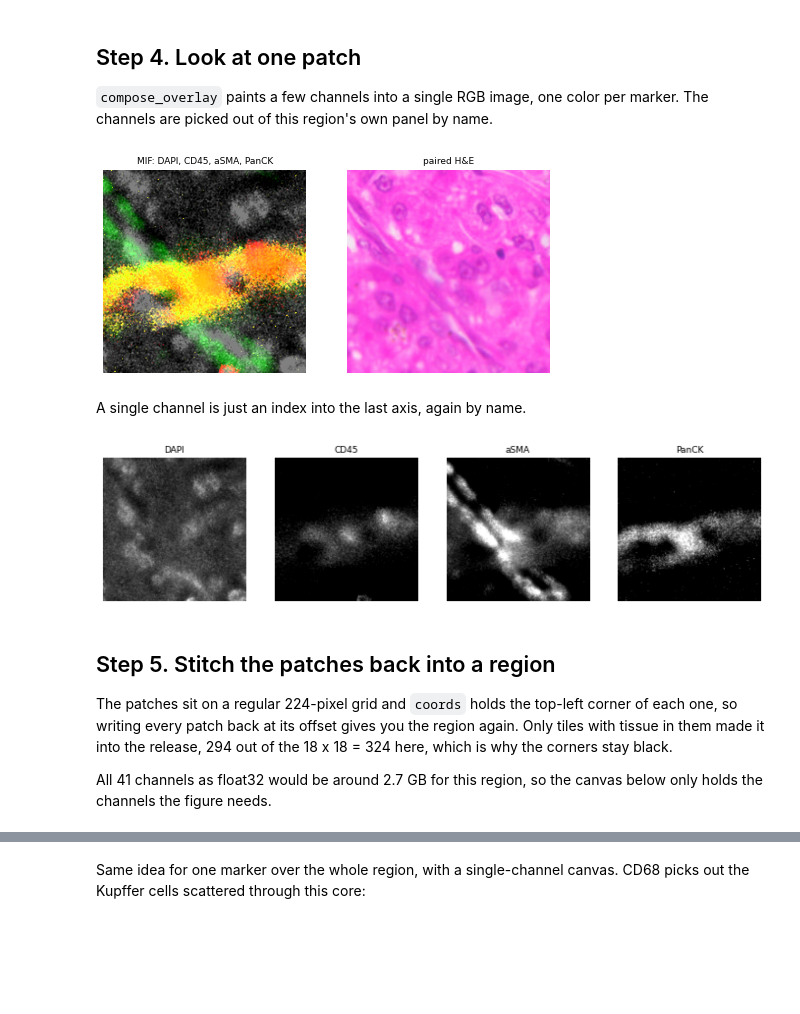
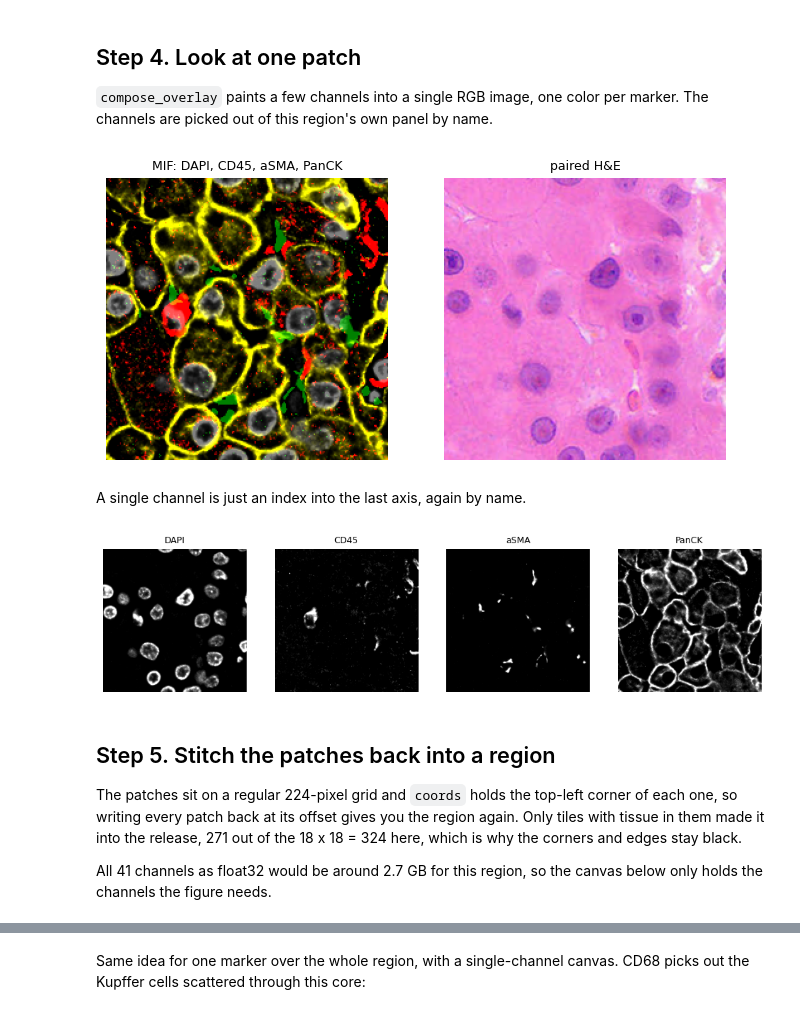
Before and after one commit to YAndrewL/Eva, a Jupyter notebook: tutorials/01_data_loading.ipynb, the cells around one changed output, grey strips where cells are left out. Saved outputs shown, nothing was run; the diff lists cells and outputs as text; code cells hidden in the pictures; blank space fills up the shorter version.

```diff
--- a/tutorials/01_data_loading.ipynb
+++ b/tutorials/01_data_loading.ipynb
@@ -135,24 +135,24 @@ are picked out of this region's own panel by name.
 # %%
 import matplotlib.pyplot as plt
 
 from utils.overlay import compose_overlay
 
-idx = 259
+idx = 41
 selected = ["DAPI", "CD45", "aSMA", "PanCK"]
 colors = ["gray", "red", "green", "yellow"]
 channels = [biomarkers.index(m) for m in selected]
 
 overlay = compose_overlay(mif[idx].astype(np.float32), channels=channels, colors=colors)
 
 fig, ax = plt.subplots(1, 2, figsize=(8, 4))
 ax[0].imshow(overlay)
 ax[0].set_title("MIF: " + ", ".join(selected), fontsize=9)
 ax[1].imshow(he[idx] / 255.0)
 ax[1].set_title("paired H&E", fontsize=9)
 for a in ax:
     a.axis("off")
 # %% [output]
-[figure, old version]
+[figure, new version]
 # %% [markdown]
 A single channel is just an index into the last axis, again by name.
 # %%
@@ -162,13 +162,13 @@ for a, marker in zip(ax, selected):
     a.set_title(marker, fontsize=9)
     a.axis("off")
 # %% [output]
-[figure, old version]
+[figure, new version]
 # %% [markdown]
 ## Step 5. Stitch the patches back into a region
 
 The patches sit on a regular 224-pixel grid and `coords` holds the top-left corner of each one, so
 writing every patch back at its offset gives you the region again. Only tiles with tissue in them
-made it into the release, 294 out of the 18 x 18 = 324 here, which is why the corners stay black.
+made it into the release, 271 out of the 18 x 18 = 324 here, which is why the corners and edges stay black.
 
 All 41 channels as float32 would be around 2.7 GB for this region, so the canvas below only holds
 the channels the figure needs.
```
Also changed, not shown: parts of 7 cells of this notebook.
